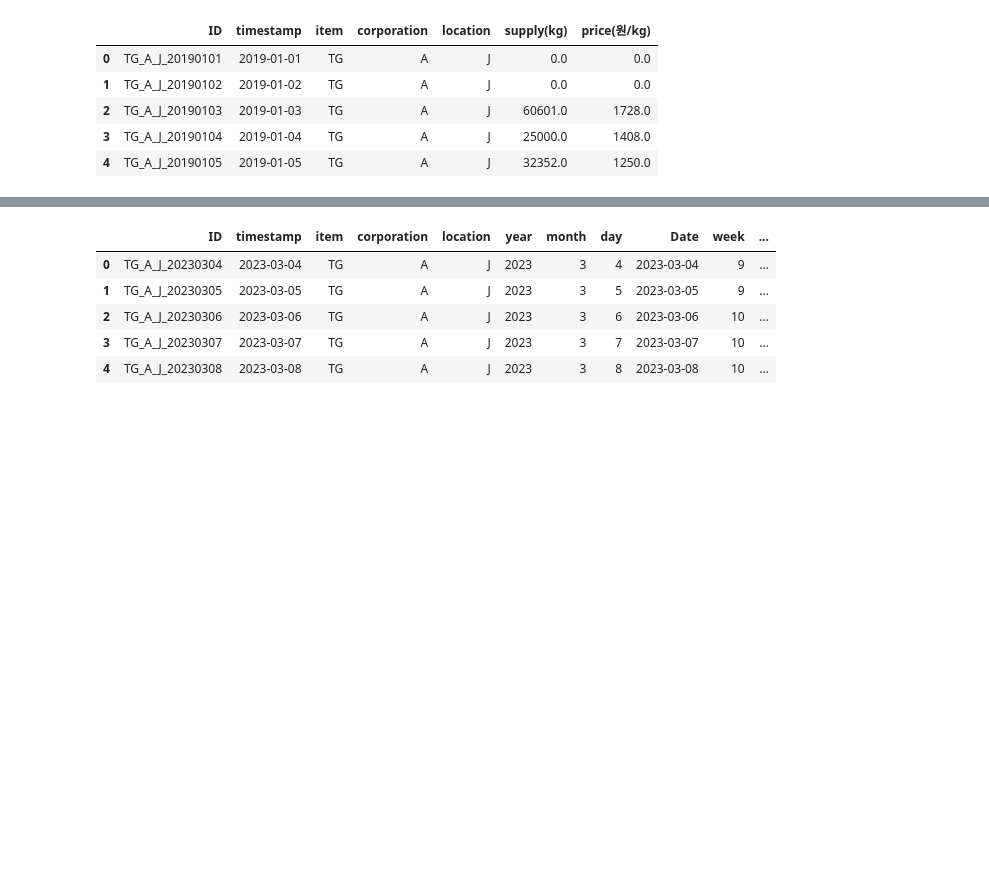
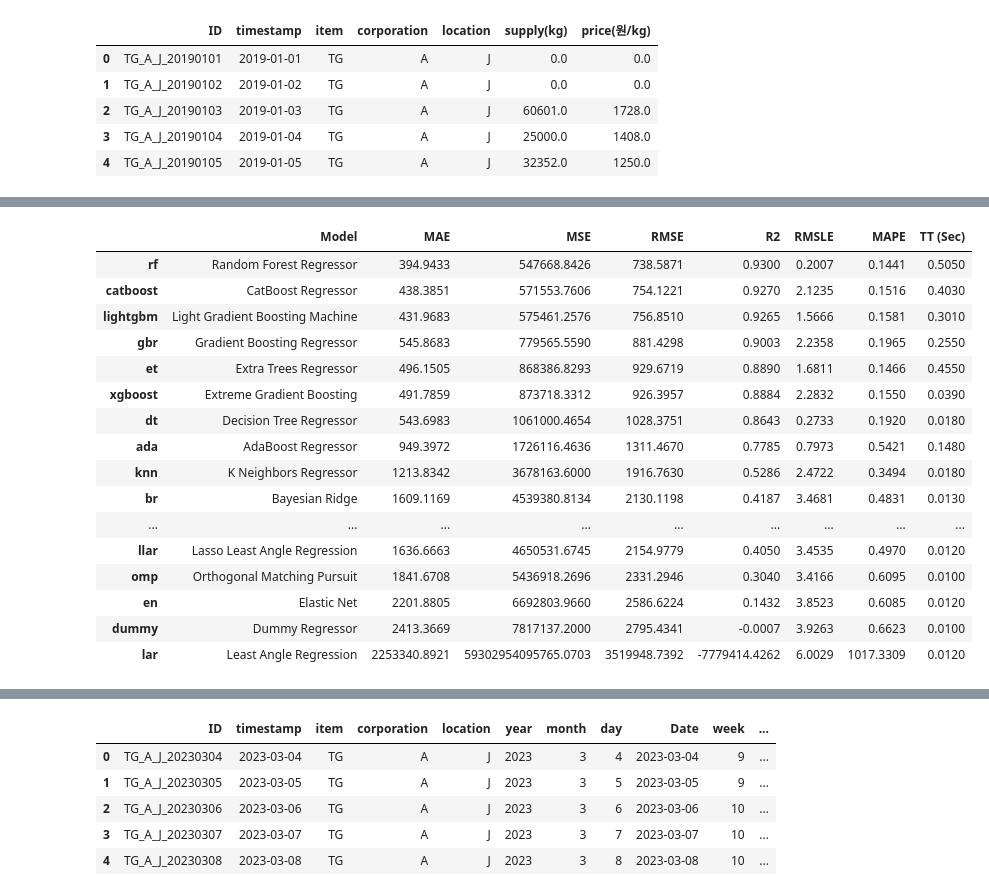
Before and after one commit to junseokShim/jeju_regression, a Jupyter notebook: 03_min_add_code.ipynb, the cells around one changed output, grey strips where cells are left out. Saved outputs shown, nothing was run; the diff lists cells and outputs as text; code cells hidden in the pictures; blank space fills up the shorter version.

```diff
--- a/03_min_add_code.ipynb
+++ b/03_min_add_code.ipynb
@@ -31,12 +36,12 @@ train.head()
 item_dict = {
     '감귤' : 'TG',
     '꽃양배추와 브로콜리(broccoli)' : 'BC',
-    '순무' : 'RD',
+    '무' : 'RD',
     '당근' : 'CR',
     '양배추' : 'CB'
 }
 
-item_list = ['감귤', '꽃양배추와 브로콜리(broccoli)', '순무', '당근', '양배추']
+item_list = ['감귤', '꽃양배추와 브로콜리(broccoli)', '무', '당근', '양배추']
 trade['item'] = [item_dict[e] if e in item_list else 'None' for e in trade['품목명']]
 # %%
 # %%
@@ -52,3 +57,6 @@ train['day'] = train['timestamp'].apply(lambda x : int(x[8:10]))
 
 trade['year'] = trade['기간'].apply(lambda x : int(x[0:4]))
 trade['month'] = trade['기간'].apply(lambda x : int(x[5:7]))
+
+
+result = train.groupby(['year', 'month', 'item'])['supply(kg)'].sum().reset_index()
@@ -59,4 +63,6 @@ train.shape
-# %%
-m_train = train.merge(trade, on=['year', 'month', 'item'], how='outer')
-m_train = m_train.dropna(subset=['ID'])
-m_train = m_train.fillna(0)
+# %%
+r_trade = trade.merge(result, on=['year', 'month','item'], how='outer')
+r_trade['전체 거래량'] = r_trade['수출 중량'] + r_trade['수입 중량']
+
+trade_use_list = ['TG', 'BC']
+qual_col = ['item', 'corporation', 'location','day_name']
@@ -62,0 +89,35 @@ m_train = m_train.fillna(0)
+# %%
+# TG, BC, RD, CR, CB
+item = 'TG'
+
+if item in trade_use_list:
+    m_train = train[train['item']==item].merge(r_trade[r_trade['item']==item], on=['year', 'month', 'item'], how='outer')
+    m_train = m_train.dropna(subset=['ID'])
+    m_train = m_train.fillna(0)
+
+    train_x = m_train.drop(columns=['ID', 'timestamp', 'supply(kg)_y', 'price(원/kg)','Date'])
+
+else:
+    m_train = train[train['item']==item]
+    train_x = m_train.drop(columns=['ID', 'timestamp', 'supply(kg)', 'price(원/kg)','Date'])
+    if item == 'TG': train_x = m_train['day_name_Sunday', '수출 금액', '무역수지', '전체 거래량', '수출 중량', 'corporation_C']
+train_y = m_train['price(원/kg)']
+
+train_x = pd.get_dummies(train_x, columns=qual_col, prefix=qual_col)
+if item in trade_use_list:
+    train_x = train_x.drop(columns=['기간','품목명'])
+
+train_x = pd.concat([train_x, train_y], axis=1)
+
+s = setup(train_x, target = 'price(원/kg)',
+        session_id = 123,
+        fold = 10,
+        normalize = True,
+        normalize_method = 'minmax',
+        train_size=0.8) ##nomalize에 robust, zscore 가능
+# normalise를 robust, zscore로 하면 rmse 너무 높아짐 (1200 수준). minmax 가 680 수준
+#fole 수나 train_size를 바꿔보자
+
+# %%
+best_model = compare_models()
+# %% [output]
@@ -62,0 +142,17 @@ m_train = m_train.fillna(0)
+|  | Model | MAE | MSE | RMSE | R2 | RMSLE | MAPE | TT (Sec) |
+| rf | Random Forest Regressor | 394.9433 | 547668.8426 | 738.5871 | 0.9300 | 0.2007 | 0.1441 | 0.5050 |
+| catboost | CatBoost Regressor | 438.3851 | 571553.7606 | 754.1221 | 0.9270 | 2.1235 | 0.1516 | 0.4030 |
+| lightgbm | Light Gradient Boosting Machine | 431.9683 | 575461.2576 | 756.8510 | 0.9265 | 1.5666 | 0.1581 | 0.3010 |
+| gbr | Gradient Boosting Regressor | 545.8683 | 779565.5590 | 881.4298 | 0.9003 | 2.2358 | 0.1965 | 0.2550 |
+| et | Extra Trees Regressor | 496.1505 | 868386.8293 | 929.6719 | 0.8890 | 1.6811 | 0.1466 | 0.4550 |
+| xgboost | Extreme Gradient Boosting | 491.7859 | 873718.3312 | 926.3957 | 0.8884 | 2.2832 | 0.1550 | 0.0390 |
+| dt | Decision Tree Regressor | 543.6983 | 1061000.4654 | 1028.3751 | 0.8643 | 0.2733 | 0.1920 | 0.0180 |
+| ada | AdaBoost Regressor | 949.3972 | 1726116.4636 | 1311.4670 | 0.7785 | 0.7973 | 0.5421 | 0.1480 |
+| knn | K Neighbors Regressor | 1213.8342 | 3678163.6000 | 1916.7630 | 0.5286 | 2.4722 | 0.3494 | 0.0180 |
+| br | Bayesian Ridge | 1609.1169 | 4539380.8134 | 2130.1198 | 0.4187 | 3.4681 | 0.4831 | 0.0130 |
+| ... | ... | ... | ... | ... | ... | ... | ... | ... |
+| llar | Lasso Least Angle Regression | 1636.6663 | 4650531.6745 | 2154.9779 | 0.4050 | 3.4535 | 0.4970 | 0.0120 |
+| omp | Orthogonal Matching Pursuit | 1841.6708 | 5436918.2696 | 2331.2946 | 0.3040 | 3.4166 | 0.6095 | 0.0100 |
+| en | Elastic Net | 2201.8805 | 6692803.9660 | 2586.6224 | 0.1432 | 3.8523 | 0.6085 | 0.0120 |
+| dummy | Dummy Regressor | 2413.3669 | 7817137.2000 | 2795.4341 | -0.0007 | 3.9263 | 0.6623 | 0.0100 |
+| lar | Least Angle Regression | 2253340.8921 | 59302954095765.0703 | 3519948.7392 | -7779414.4262 | 6.0029 | 1017.3309 | 0.0120 |
```
Also changed, not shown: parts of 18 cells of this notebook, 8 other files.
